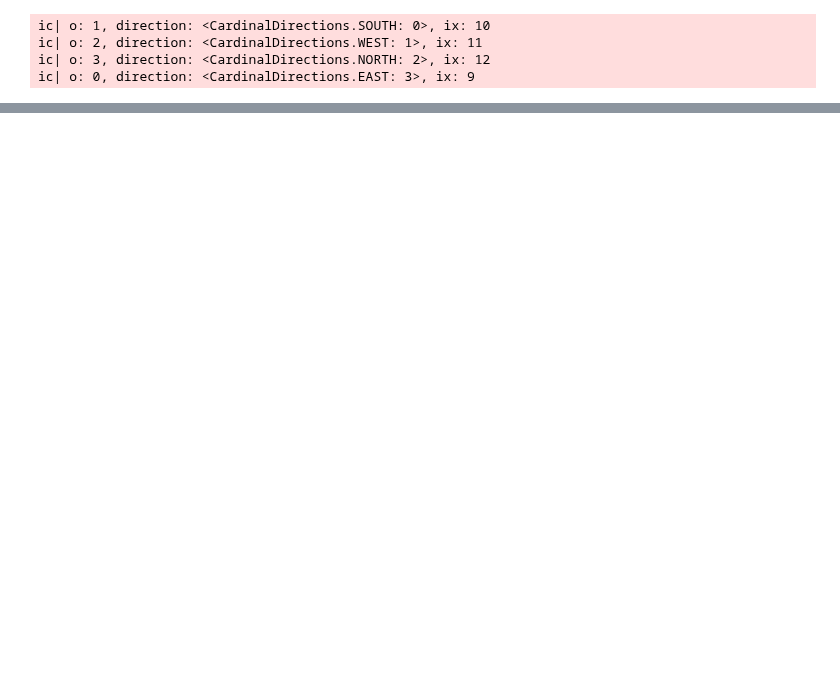
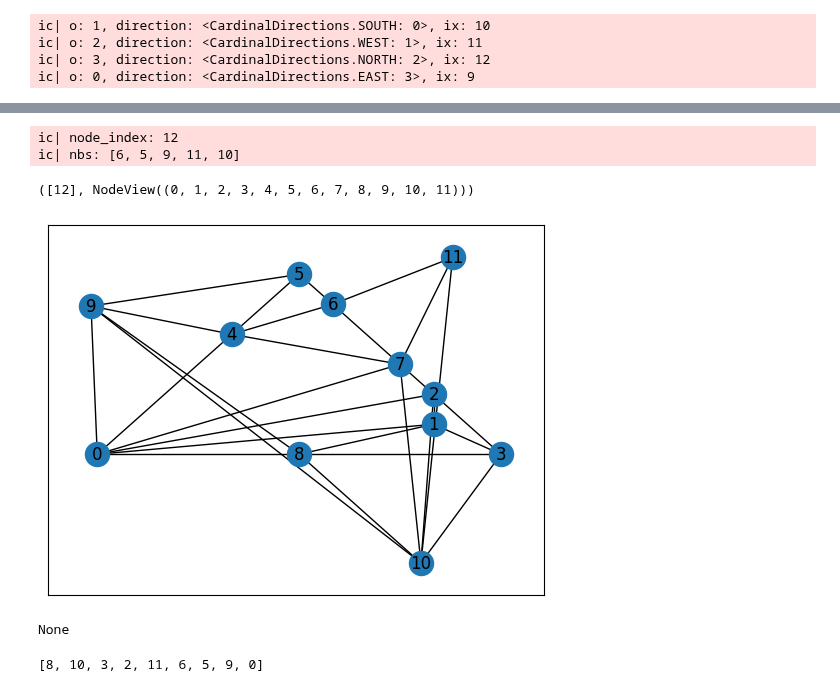
Before and after one commit to juliet29/bisht2022, a Jupyter notebook: test20_rcanon_kant.ipynb, the cells around one changed output, grey strips where cells are left out. Drawn from its saved outputs; the diff is of its cells as text; code cells hidden in the pictures; blank space fills up the shorter version.

```diff
--- a/test20_rcanon_kant.ipynb
+++ b/test20_rcanon_kant.ipynb
@@ -54,0 +61,4 @@ show_graph_attributes(k.G)
+# %%
+def get_node_data(node_index):
+    data:NodeCanonicalOrder = k.G.nodes[node_index]["data"]
+    return data
@@ -54,0 +74,53 @@ show_graph_attributes(k.G)
+# %%
+def update_neighbors(node_index):
+    nbs = [nb for nb in k.G.neighbors(node_index)]
+    ic(nbs)
+    for nb in nbs:
+        data = get_node_data(nb)
+        data.update_visited()
+# %%
+vk = k.vn # TODO: for loop
+for node_index in k.G.nodes:
+    if check_vertex_criteria(node_index):
+        ic(node_index)
+        data = get_node_data(node_index)
+        data.add_node_to_order(vk)
+
+        update_neighbors(node_index)
+
+        break
+# %% [output]
+ic| node_index: 12
+ic| nbs: [6, 5, 9, 11, 10]
+# %%
+# chords ..
+# (1) find the subgraph induced by V - {u in V where Mark(u) is true}
+
+# find such u
+marked_nodes = []
+for node_index in k.G.nodes:
+    data = get_node_data(node_index)
+    if data.mark == True:
+        marked_nodes.append(node_index)
+
+# get the subgraph
+unmarked_nodes = set(k.G.nodes).difference(set(marked_nodes))
+G_diff = nx.subgraph(k.G, unmarked_nodes)
+
+
+# get the external face of the subgraph
+# %%
+marked_nodes, G_diff.nodes
+# %% [output]
+([12], NodeView((0, 1, 2, 3, 4, 5, 6, 7, 8, 9, 10, 11)))
+# %%
+plot_planar(G_diff, k.embed)
+# %% [output]
+[figure, added]
+# %%
+temp_graph_data  = GraphData(G_diff, k.embed)
+b = BoundaryCycle(temp_graph_data) #TODO why is None being returned ?
+b.ccw_boundary_cycle
+# %% [output]
+None
+[8, 10, 3, 2, 11, 6, 5, 9, 0]
```
Also changed, not shown: parts of 7 cells of this notebook, 6 other files.
